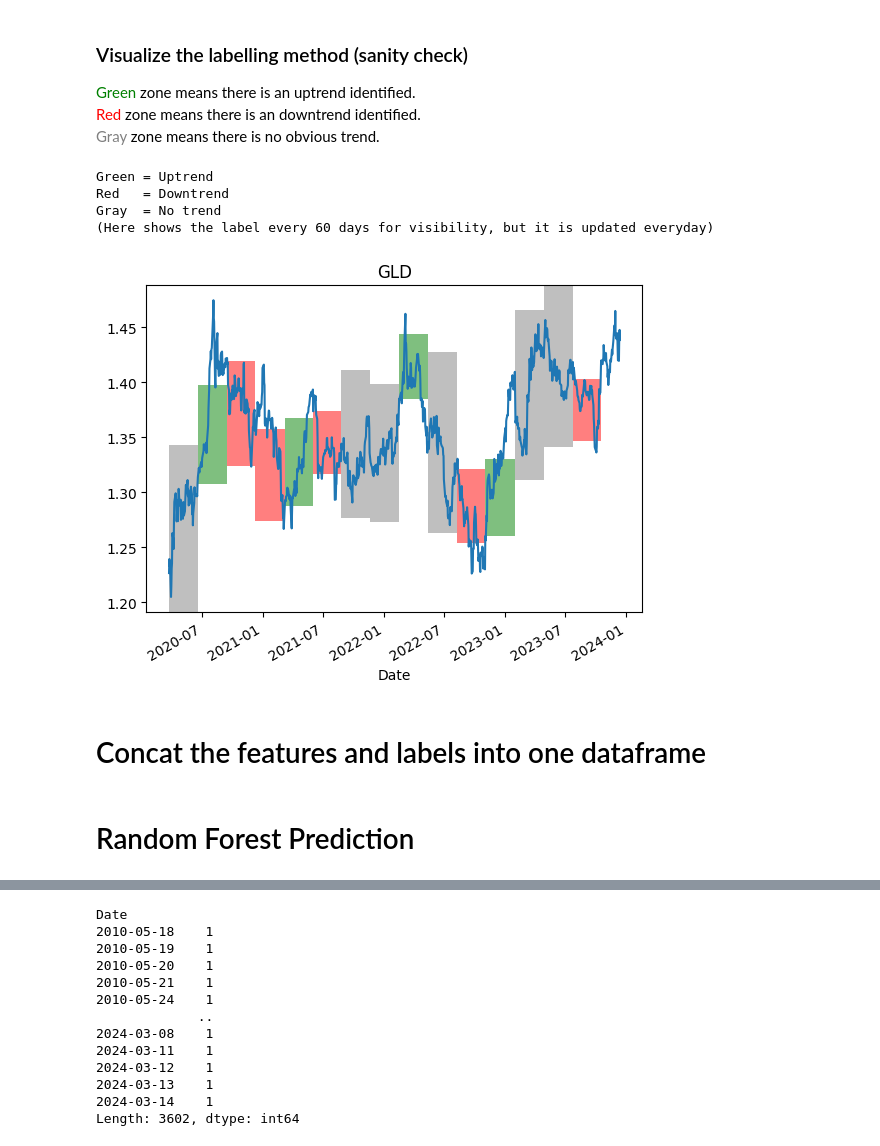
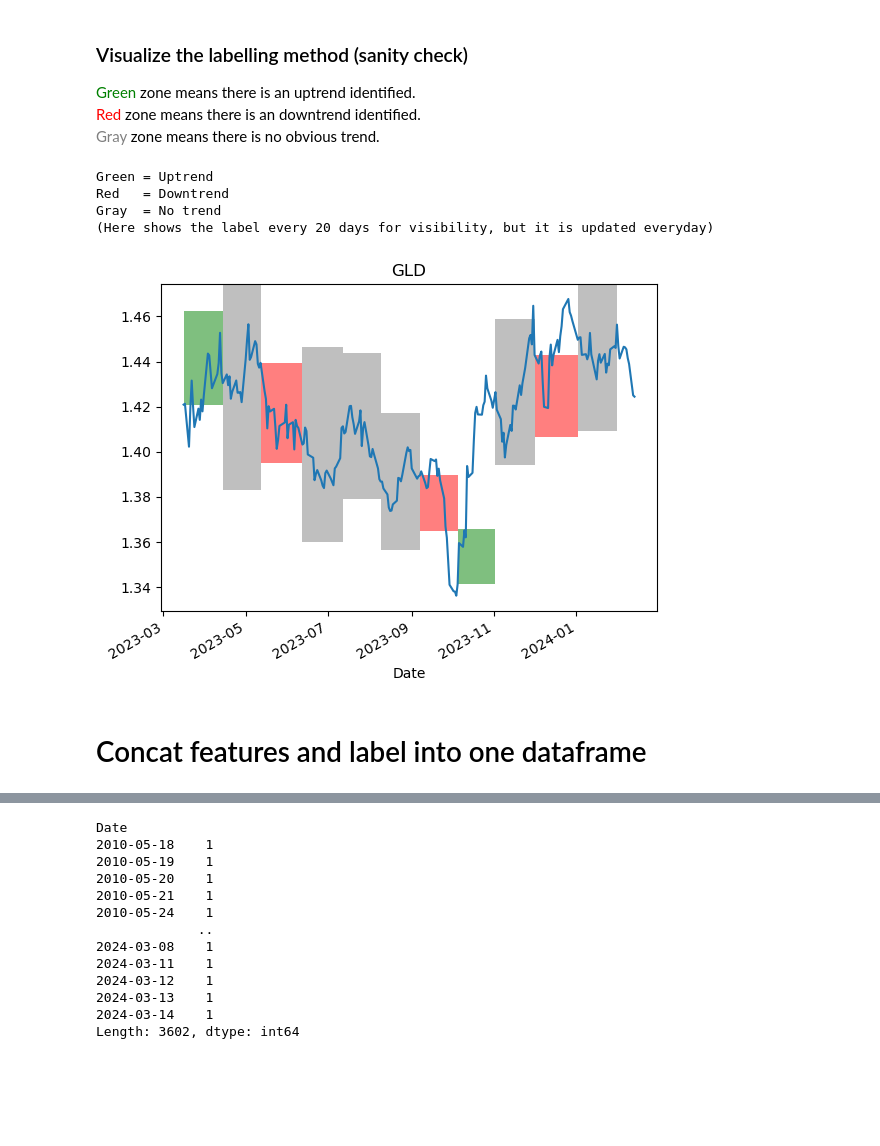
Before and after one commit to kcf1/Personal-Projects, a Jupyter notebook: Trading/Metalabelling Excercise/meta_labelling_excercise.ipynb, the cells around one changed output, grey strips where cells are left out. Saved outputs shown, nothing was run; the diff lists cells and outputs as text; code cells hidden in the pictures; blank space fills up the shorter version.

```diff
--- a/Trading/Metalabelling Excercise/meta_labelling_excercise.ipynb
+++ b/Trading/Metalabelling Excercise/meta_labelling_excercise.ipynb
@@ -297,7 +123,7 @@ def get_DIST(logprc,lookback):
   return DIST
 # %%
 all_feat = dict()
-lookback = 60
+lookback = 20
 for symbol in symbols:
     data = all_data[symbol]
     feat = get_feat(data,lookback)
@@ -312,10 +139,12 @@ for i,symbol in enumerate(symbols):
     ax.set_title(symbol)
 
     feat = all_feat[symbol]
+    #corr = feat.corr(method='pearson')
     corr = feat.corr(method='spearman')
+    avg_corr = corr.mean().sort_values(ascending=True)
     print(f'{symbol} avg corr:')
-    print(np.around(corr.mean(),2).to_dict())
+    print(np.around(avg_corr,2).to_dict())
 
-    sns.heatmap(corr, annot=True, ax=ax)
+    sns.heatmap(corr.loc[avg_corr.index,avg_corr.index], annot=True, ax=ax)
 # %% [output]
 SPY avg corr:
@@ -349,7 +178,7 @@ $Label = \left\{
 # %%
 def get_label(logprc,window):
   logret = logprc.diff().shift(-1)
-  vol = logret.rolling(60).std()
+  vol = logret.rolling(20).std()
 
   tp = window ** 0.5
   sl = window ** 0.5
@@ -428,11 +257,11 @@ from matplotlib.patches import Rectangle
 cum_ret = data.diff().shift(-1).cumsum()
 vol = data.diff().rolling(60).std()
 
-up_bar = 60**0.5 * vol
-low_bar = 60**0.5 * vol
-time_bar = 60
+up_bar = lookback**0.5 * vol
+low_bar = lookback**0.5 * vol
+time_bar = lookback
 
-period = cum_ret.index[-1000:-time_bar]
+period = cum_ret.index[-250:-time_bar]
 dates = cum_ret.loc[period].index
 
 sub_label = label.loc[period][::time_bar]
@@ -452,37 +281,37 @@ for i,lab in enumerate(sub_label):
     w = sub_label.index[i+1] - sub_label.index[i]
     h = up_bar.loc[sub_label.index[i]]
     x = sub_label.index[i]
     y = sub_cum_ret[sub_label.index[i]]
 
     rect = Rectangle((x,y),w,h,
                      facecolor='g',alpha=0.5)
     ax.add_patch(rect)
   elif lab == -1:
     w = sub_label.index[i+1] - sub_label.index[i]
     h = up_bar.loc[sub_label.index[i]]
     x = sub_label.index[i]
     y = sub_cum_ret[sub_label.index[i]] - h
 
     rect = Rectangle((x,y),w,h,
                      facecolor='r',alpha=0.5)
     ax.add_patch(rect)
   elif lab == 0:
     w = sub_label.index[i+1] - sub_label.index[i]
     h = up_bar.loc[sub_label.index[i]] * 2
     x = sub_label.index[i]
     y = sub_cum_ret[sub_label.index[i]] - h/2
 
     rect = Rectangle((x,y),w,h,
                      facecolor='gray',alpha=0.5)
     ax.add_patch(rect)
 # %% [output]
 Green = Uptrend
 Red   = Downtrend
 Gray  = No trend
-(Here shows the label every 60 days for visibility, but it is updated everyday)
+(Here shows the label every 20 days for visibility, but it is updated everyday)
-[figure, old version]
+[figure, new version]
 # %% [markdown]
-# Concat the features and labels into one dataframe
+# Concat features and label into one dataframe
 # %%
 all_dataset = dict()
 for symbol in symbols:
@@ -492,3 +321 @@ for symbol in symbols:
     all_dataset[symbol] = dataset
-# %% [markdown]
-# Random Forest Prediction
```
Also changed, not shown: parts of 20 cells of this notebook.
